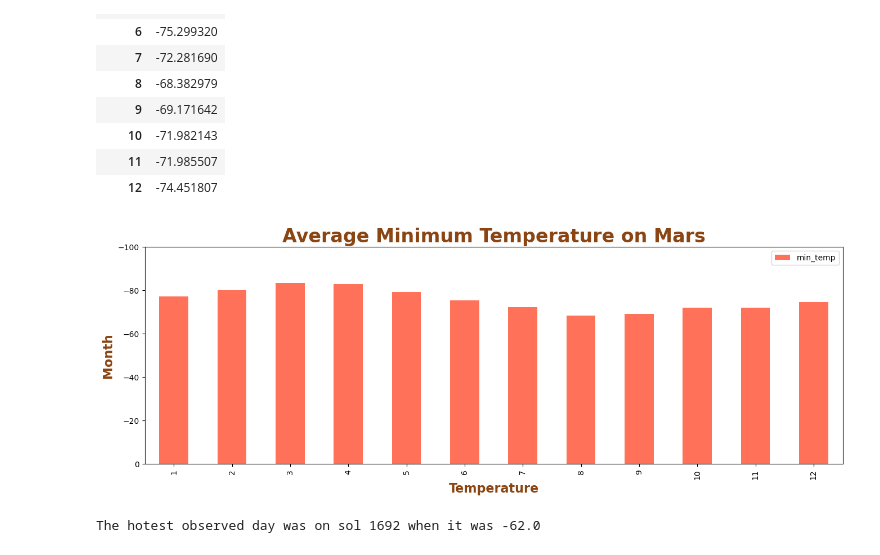
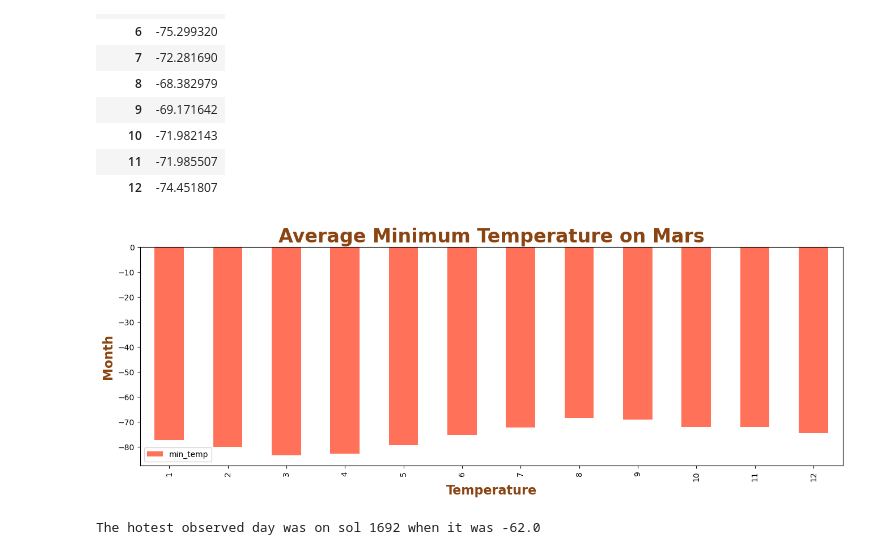
Before and after one commit to JeffPinegar/Web-Scrapping-Challenge, a Jupyter notebook: JSP_part_2_mars_weather.ipynb, the cells around one changed output. Saved outputs shown, nothing was run; the diff lists cells and outputs as text; code cells hidden in the pictures.

```diff
--- a/JSP_part_2_mars_weather.ipynb
+++ b/JSP_part_2_mars_weather.ipynb
@@ -134,7 +140,14 @@ Examine the data types that are currently associated with each column. If necess
   > **Hint** You can use the Pandas `astype` and `to_datetime` methods to accomplish this task.
 # %%
 # Change data types for data analysis
-df = df.astype({'id':'int', 'terrestrial_date':'datetime64[ns]', 'sol':'int','ls':'int','month':'int', 'min_temp':'float', 'pressure':'float'})
+df = df.astype({'id':'int'
+                  , 'terrestrial_date':'datetime64[ns]'
+                  , 'sol':'int'
+                  , 'ls':'int'
+                  , 'month':'int'
+                  , 'min_temp':'float'
+                  , 'pressure':'float'})
+
 dfi = df.sort_values(by='terrestrial_date',ascending=True, ignore_index=True)
 # %%
 # Confirm type changes were successful by examining data types again
@@ -247,35 +260,35 @@ dft.plot(kind='bar'
             , y='min_temp'
             , color='tomato'
             , figsize=(16,5)
             , alpha=0.9
             , align="center");
 
 # Add a title
 plt.title('Average Minimum Temperature on Mars',
             fontsize = 24,
             color="saddlebrown",
             fontweight="bold")
 
 # Add a x-axis descrition
 plt.xlabel('Temperature',
             fontsize = 16,
             color='saddlebrown',
             fontweight="bold")
 
 # Add a y-axis description
 plt.ylabel('Month',
             fontsize = 16,
             color='saddlebrown',
             fontweight="bold")
 
 # flip over the y axis.  It will go up from 0 to -100
-plt.ylim(0, -100)
+# plt.ylim(0, -100)
 
 # Prepare to save the figure
 save_fig = os.path.join('.','Output', 'Q3a_Averge_Min_Temp_by_Month.jpg')
 plt.savefig(save_fig, bbox_inches='tight')
 # %% [output]
-[figure, old version]
+[figure, new version]
 # %%
 # Identify the warmest minimum temp in Curiosity's location
 
```
Also changed, not shown: parts of 8 cells of this notebook, 4 other files.
